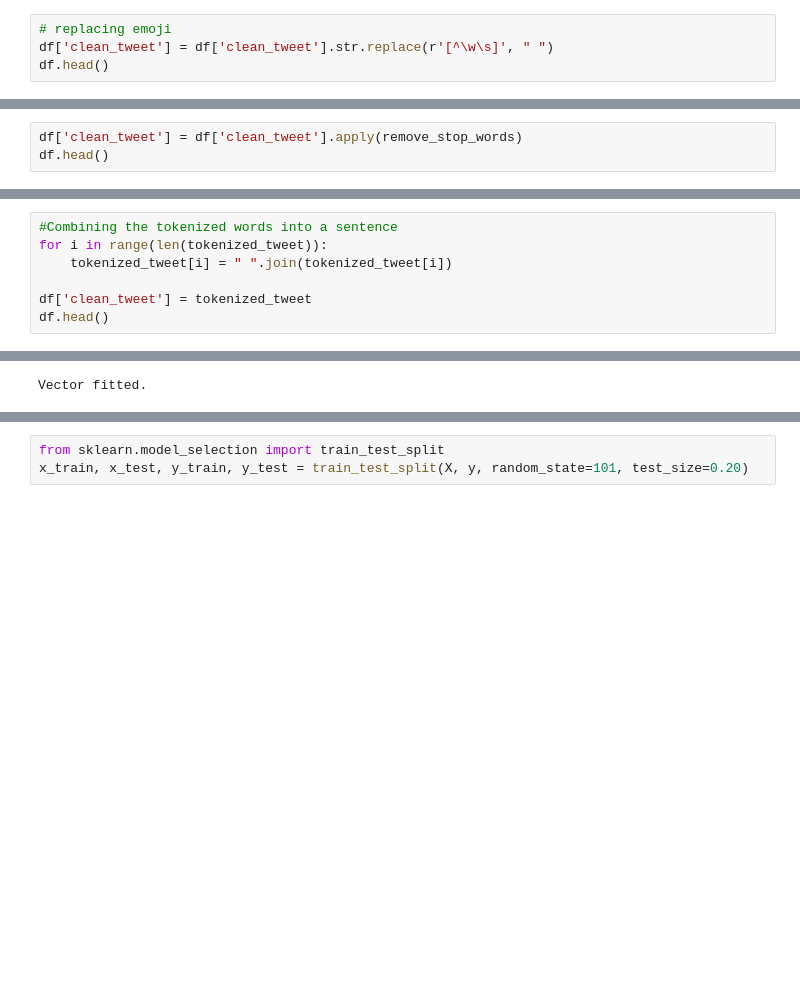
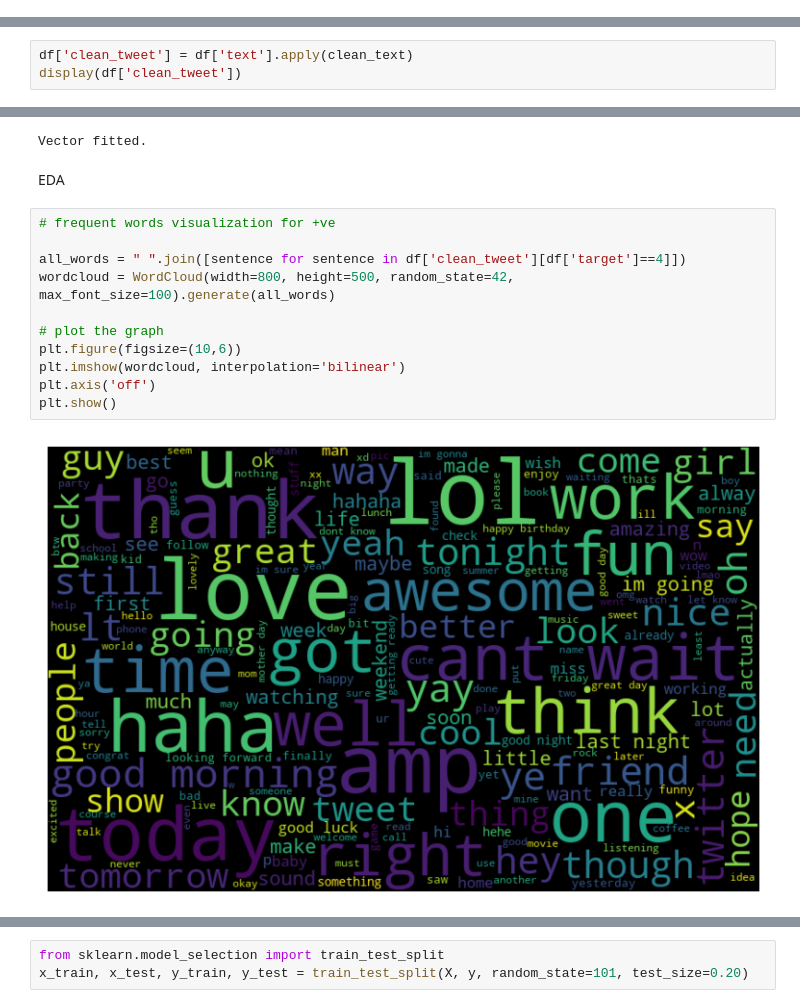
Before and after one commit to manishtalele/Tweet-Sentiment-Analysis-Using-ML, a Jupyter notebook: Tweet Sentiment Analysis.ipynb, the cells around one changed output, grey strips where cells are left out. Cells and saved outputs as stored; diff of their text form; blank space fills up the shorter version.

```diff
--- a/Tweet Sentiment Analysis.ipynb
+++ b/Tweet Sentiment Analysis.ipynb
@@ -109,4 +84,0 @@ df.head()
-# %%
-# replacing emoji
-df['clean_tweet'] = df['clean_tweet'].str.replace(r'[^\w\s]', " ")
-df.head()
@@ -126,3 +84,0 @@ def remove_stop_words(text):
-# %%
-df['clean_tweet'] = df['clean_tweet'].apply(remove_stop_words)
-df.head()
@@ -159,7 +84,0 @@ Name: clean_tweet, dtype: object
-# %%
-#Combining the tokenized words into a sentence
-for i in range(len(tokenized_tweet)):
-    tokenized_tweet[i] = " ".join(tokenized_tweet[i])
-
-df['clean_tweet'] = tokenized_tweet
-df.head()
@@ -181,0 +134,3 @@ y = df['target'].values
+# %%
+df['clean_tweet'] = df['text'].apply(clean_text)
+display(df['clean_tweet'])
@@ -187,3 +158,18 @@ X = vector.fit_transform(X)
 print(f'Vector fitted.')
 # %% [output]
 Vector fitted.
+# %% [markdown]
+EDA
+# %%
+# frequent words visualization for +ve
+
+all_words = " ".join([sentence for sentence in df['clean_tweet'][df['target']==4]])
+wordcloud = WordCloud(width=800, height=500, random_state=42, max_font_size=100).generate(all_words)
+
+# plot the graph
+plt.figure(figsize=(10,6))
+plt.imshow(wordcloud, interpolation='bilinear')
+plt.axis('off')
+plt.show()
+# %% [output]
+[figure, added]
```
Also changed, not shown: parts of 35 cells of this notebook, 1 other file.
